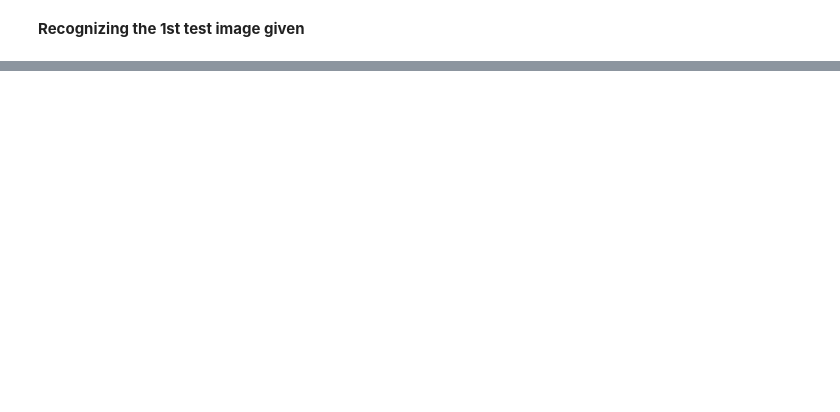
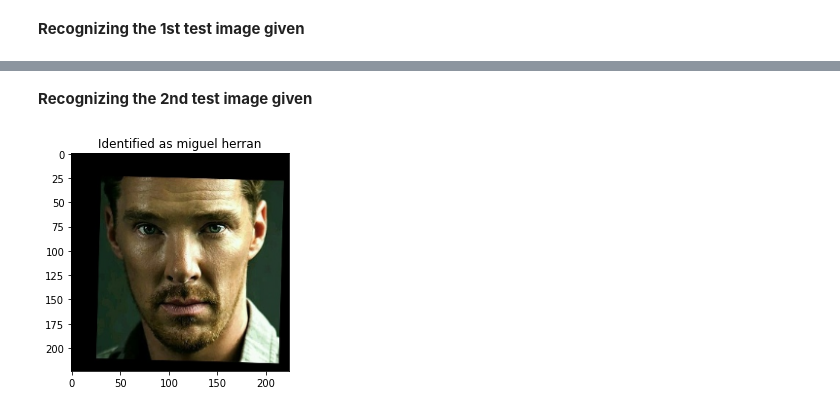
Before and after one commit to SelvamRaju/Advanced-Computer-Vision, a Jupyter notebook: Advanced_Computer_Vision_Part_2.ipynb, the cells around one changed output, grey strips where cells are left out. Saved outputs shown, nothing was run; the diff lists cells and outputs as text; code cells hidden in the pictures; blank space fills up the shorter version.

```diff
--- a/Advanced_Computer_Vision_Part_2.ipynb
+++ b/Advanced_Computer_Vision_Part_2.ipynb
@@ -431,0 +439,15 @@ plt.title(f'Identified as {example_identity}');
+# %% [markdown]
+**Recognizing the 2nd test image given**
+# %%
+secondImagePath = 'Benedict-Cumberbatch9.jpg'
+secondImage = load_image(secondImagePath)
+secondImage = (secondImage / 255.).astype(np.float32)
+secondImage = cv2.resize(secondImage, dsize = (224,224))
+secondImage_vector = vgg_face_descriptor.predict(np.expand_dims(secondImage, axis=0))[0]
+
+secondImagePrediction = svc_model.predict(np.expand_dims(secondImage_vector, axis=0))
+secondImageIdentity = le.inverse_transform(secondImagePrediction)[0]
+plt.imshow(secondImage)
+plt.title(f'Identified as {secondImageIdentity}');
+# %% [output]
+[figure, added]
```
Also changed, not shown: parts of 9 cells of this notebook.
